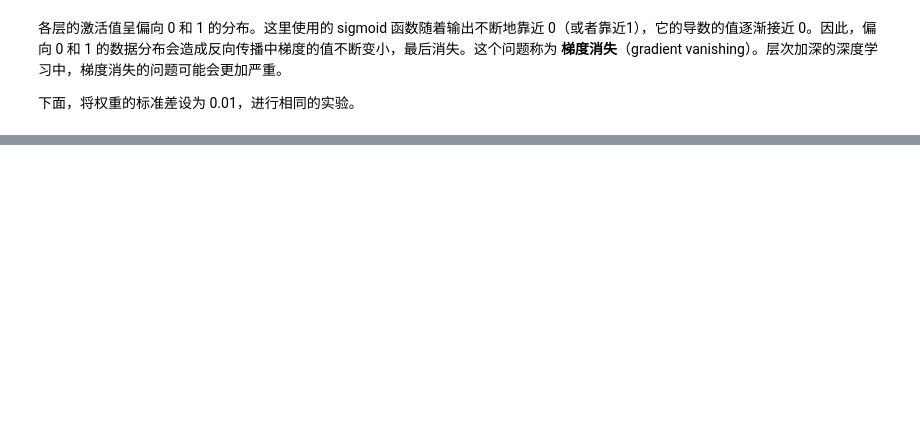
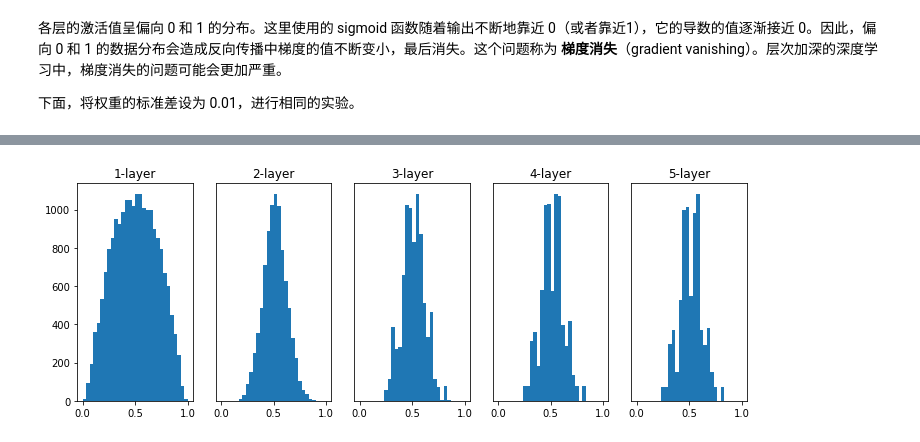
Before and after one commit to devonchenc/python-deep-learning, a Jupyter notebook: 12.Optimization_and_regularization.ipynb, the cells around one changed output, grey strips where cells are left out. Drawn from its saved outputs; the diff is of its cells as text; code cells hidden in the pictures; blank space fills up the shorter version.

```diff
--- a/12.Optimization_and_regularization.ipynb
+++ b/12.Optimization_and_regularization.ipynb
@@ -278,0 +288,6 @@ draw_output(w)
+# %%
+# uniform distribution
+w = np.random.uniform(-np.sqrt(6.0/200), np.sqrt(6.0/200), (node_num, node_num))
+draw_output(w)
+# %% [output]
+[figure, added]
```
Also changed, not shown: parts of 12 cells of this notebook.
